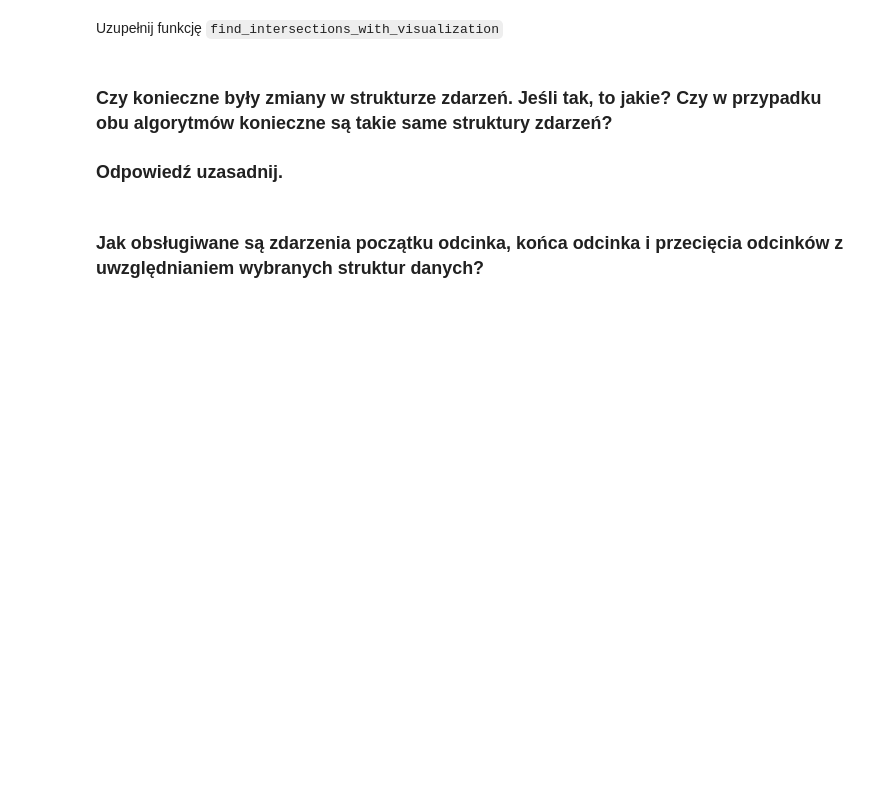
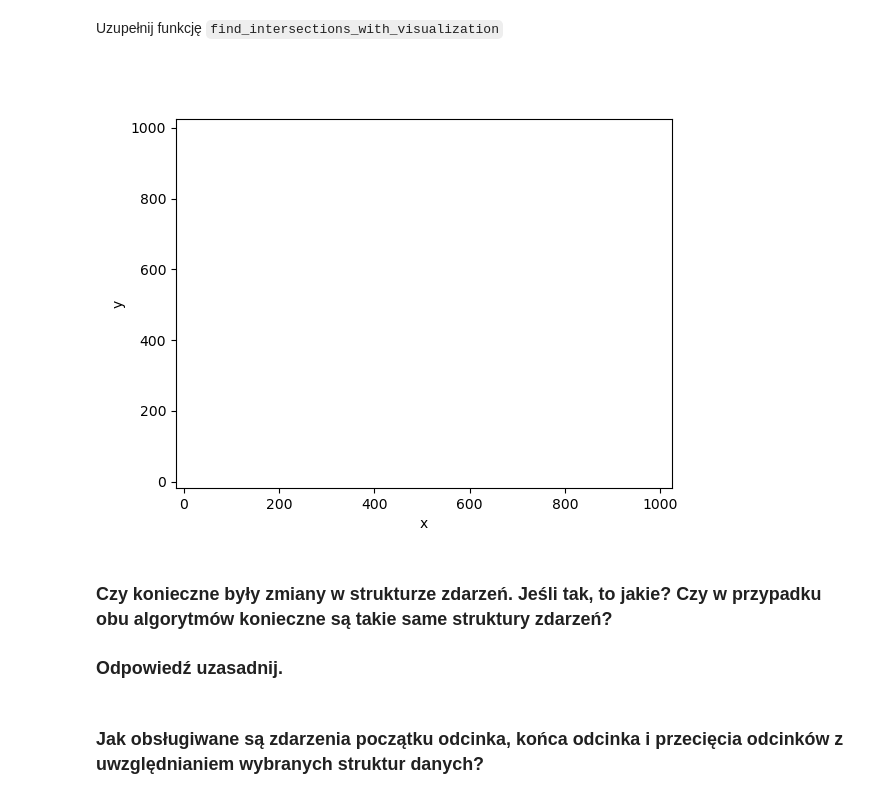
Before and after one commit to jacekloboda/geometric-algorithms, a Jupyter notebook: bitalg/lab4/main.ipynb, the cells around one changed output. Cells and saved outputs as stored; diff of their text form; code cells hidden in the pictures; blank space fills up the shorter version.

````diff
--- a/bitalg/lab4/main.ipynb
+++ b/bitalg/lab4/main.ipynb
@@ -395,20 +519,26 @@ def is_intersection_with_visualization(sections):
 # %% [markdown]
 Uzupełnij funkcję ```find_intersections```
 # %%
-def check_intersection1(s1, s2, Q):
-    # if neighbor dont exists
+def check_intersection1(s1, s2, Q, checked_pairs):
+    # if segments dont exists
     if s1 is None or s2 is None:
         return False
     # paralel segments
     if abs(s1.a - s2.a) < eps:
         return False
 
+    # ustawiam pare odcinkow w dobrej kolejnosci
+    pair = (min(s1.idx, s2.idx), max(s1.idx, s2.idx))
+    if pair in (checked_pairs):
+        return False
+    checked_pairs.add(pair)
+
+    # obliczam potencjalny punkt przeciecia
     x = (s1.b - s2.b) / (s2.a - s1.a)
     y = (s1.a * x) + s1.b
-
     point = Point(x, y)
 
-    # segments intersect
+    # sprawdzam czy punkt nalezy do odcinkow
     if max(s1.left, s2.left) <= point \
         and point <= min(s1.right, s2.right):
         point.type = "I"        # INTERSECTION
@@ -549,3 +769,9 @@ def find_intersections_with_visualization(sections):
+# %%
+vis.clear()
+_, vis = find_intersections_with_visualization(section)
+vis.show_gif()
+# %% [output]
+[figure, added]
 # %% [markdown]
 ### Czy konieczne były zmiany w strukturze zdarzeń. Jeśli tak, to jakie? Czy w przypadku obu algorytmów konieczne są takie same struktury zdarzeń?
 ### Odpowiedź uzasadnij.
````
Also changed, not shown: parts of 23 cells of this notebook.
